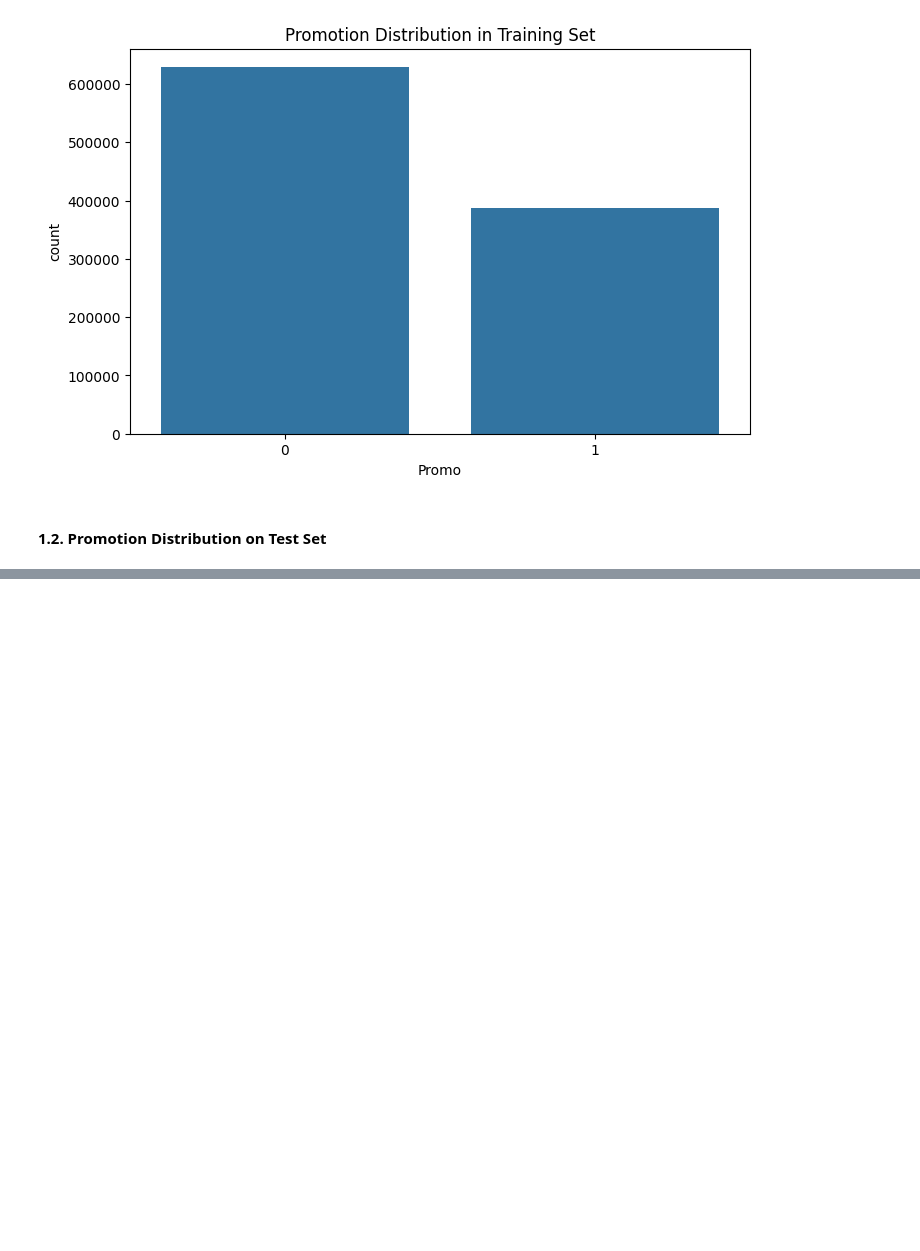
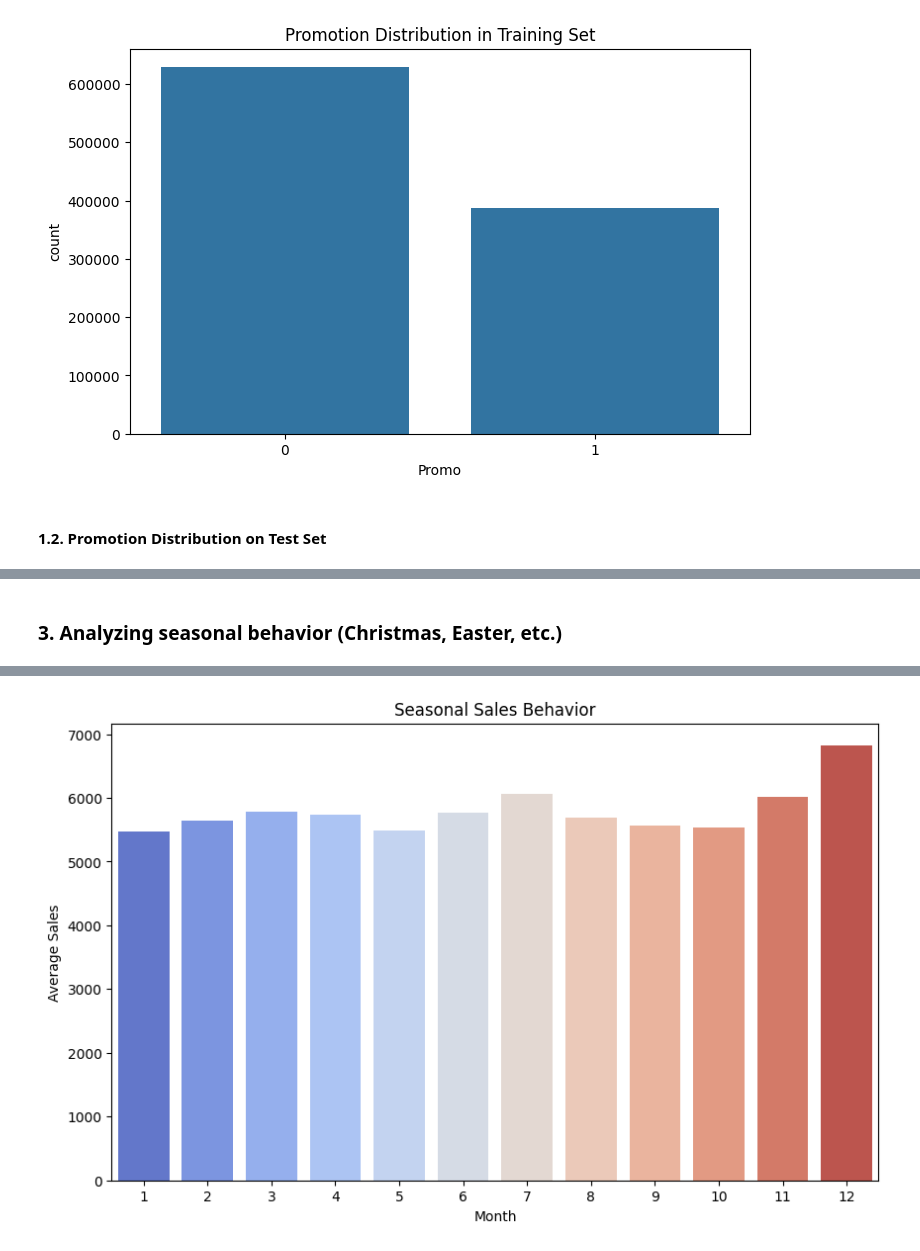
Before and after one commit to BlenSeleshi/SalesDataAnalytics, a Jupyter notebook: notebooks/salesAnalysis.ipynb, the cells around one changed output, grey strips where cells are left out. Drawn from its saved outputs; the diff is of its cells as text; code cells hidden in the pictures; blank space fills up the shorter version.

```diff
--- a/notebooks/salesAnalysis.ipynb
+++ b/notebooks/salesAnalysis.ipynb
@@ -49,0 +72,5 @@ Name: proportion, dtype: float64
+# %% [markdown]
+### 3. Analyzing seasonal behavior (Christmas, Easter, etc.)
+# %%
+sa.seasonal_sales_behavior(train_store)
+# %% [output]
@@ -49,0 +80 @@ Name: proportion, dtype: float64
+[figure, added]
```
Also changed, not shown: parts of 12 cells of this notebook.
